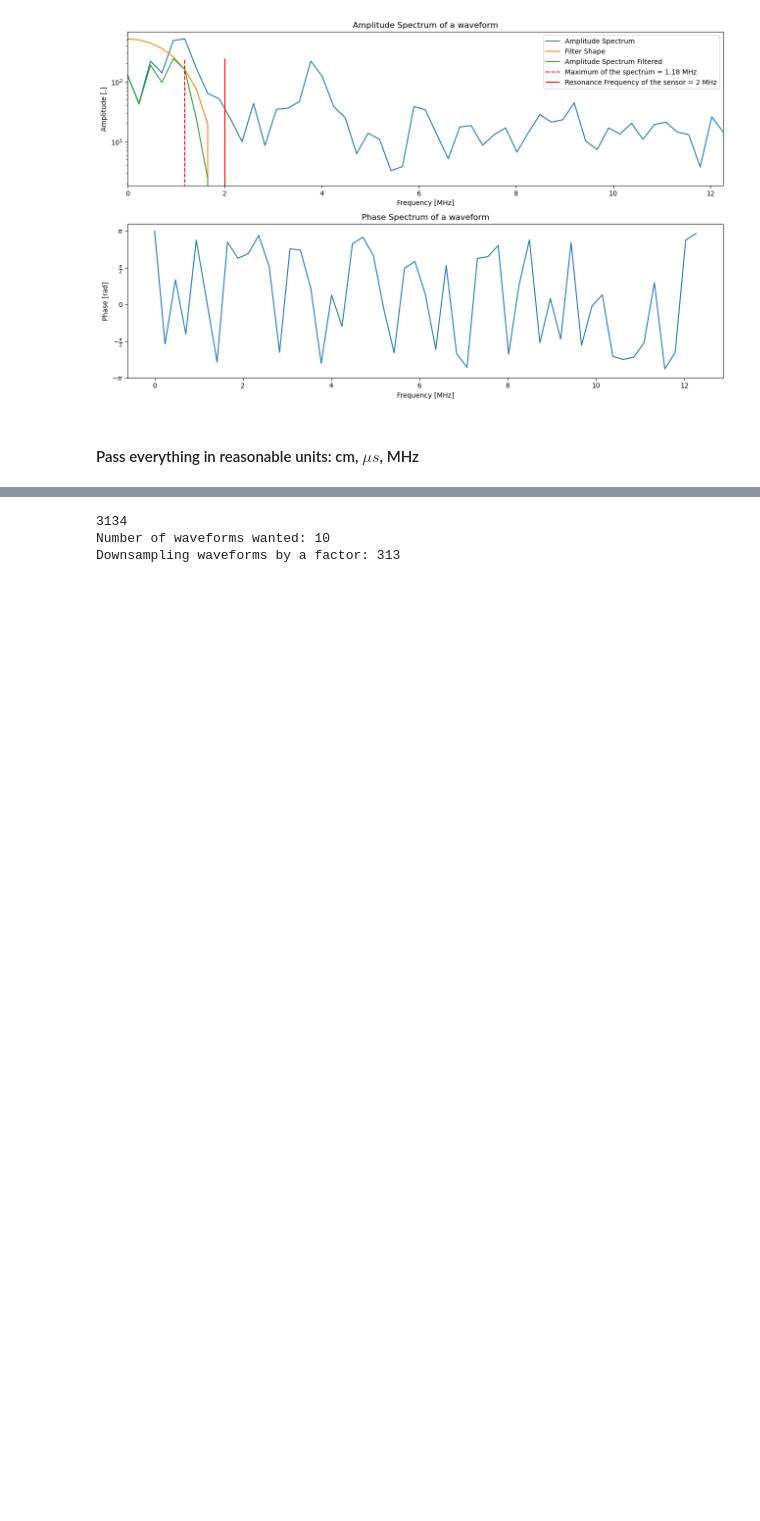
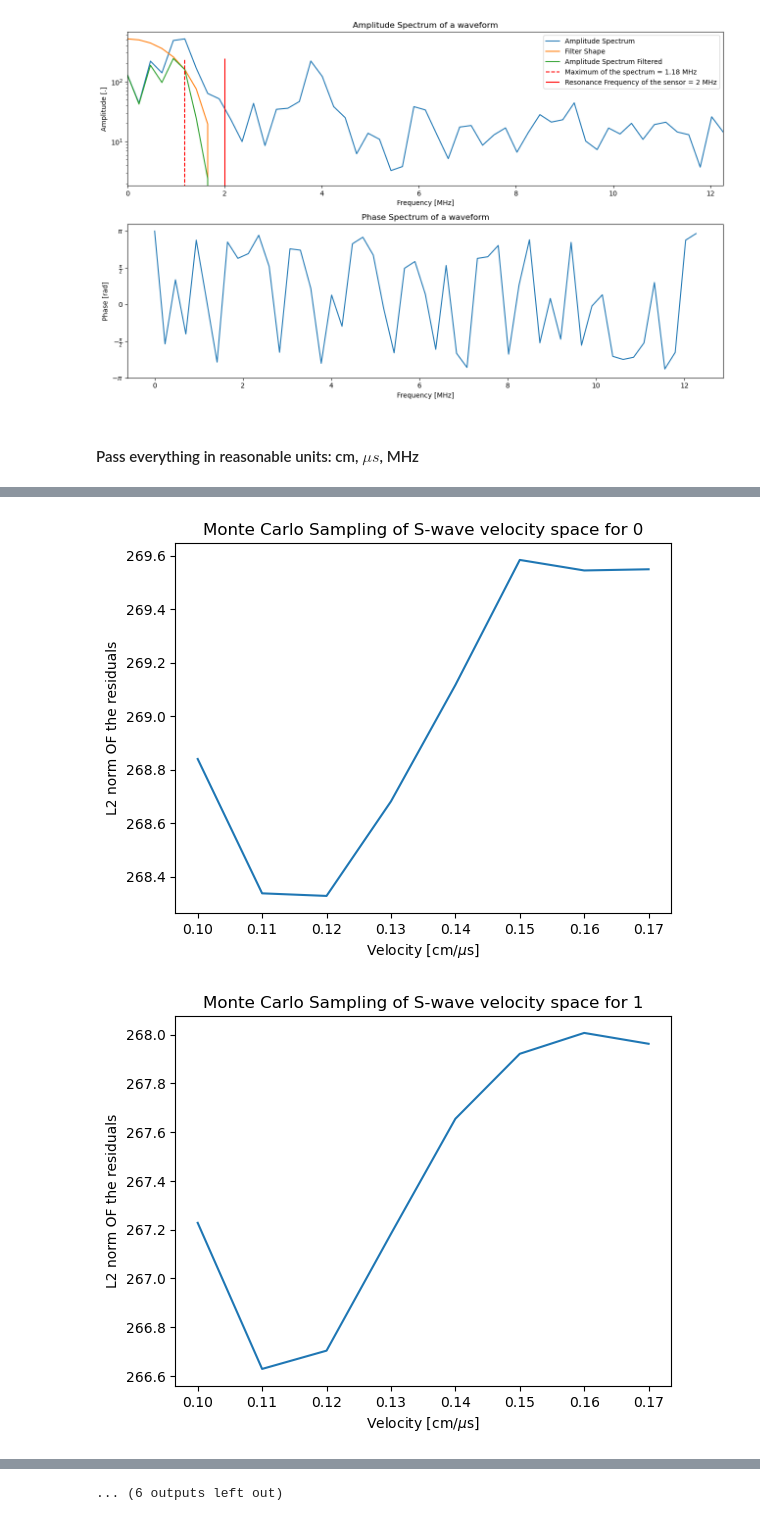
Before and after one commit to Bic10/lab_UW, a Jupyter notebook: forward_modeling.ipynb, the cells around one changed output, grey strips where cells are left out. Saved outputs shown, nothing was run; the diff lists cells and outputs as text; code cells hidden in the pictures; blank space fills up the shorter version.

```diff
--- a/forward_modeling.ipynb
+++ b/forward_modeling.ipynb
@@ -280,11 +289,14 @@ for min_travel_time,max_travel_time in zip(min_travel_time_list,max_travel_time_
 # %%
-# for idx,pulse in enumerate(L2norm):
-#     fig = plt.figure()
-#     plt.plot(c_gouge_list,pulse)
-#     plt.xlabel('Velocity [cm/$\mu$s]')
-#     plt.ylabel('L2 norm OF the residuals')
-#     plt.title(f'Monte Carlo Sampling of S-wave velocity space for {idx}')
+for idx,pulse in enumerate(L2norm):
+    fig = plt.figure()
+    plt.plot(c_gouge_list,pulse)
+    plt.xlabel('Velocity [cm/$\mu$s]')
+    plt.ylabel('L2 norm OF the residuals')
+    plt.title(f'Monte Carlo Sampling of S-wave velocity space for {idx}')
 
 # right_v = c_gouge_list[np.argmin(L2norm, axis=1)]
 
 # plt.plot(right_v)
+# %% [output]
+[figure, added]
+[figure, added]
@@ -291,10 +313,7 @@ for min_travel_time,max_travel_time in zip(min_travel_time_list,max_travel_time_
+... (6 outputs left out)
 # %%
-print(metadata['number_of_waveforms'])
-number_of_waveforms_wanted = 10
-downsampling = round(metadata['number_of_waveforms']/number_of_waveforms_wanted)
-print(f"Number of waveforms wanted: {number_of_waveforms_wanted}\nDownsampling waveforms by a factor: {downsampling}")
+# print(metadata['number_of_waveforms'])
+# number_of_waveforms_wanted = 10
+# downsampling = round(metadata['number_of_waveforms']/number_of_waveforms_wanted)
+# print(f"Number of waveforms wanted: {number_of_waveforms_wanted}\nDownsampling waveforms by a factor: {downsampling}")
-# %% [output]
-3134
-Number of waveforms wanted: 10
-Downsampling waveforms by a factor: 313
 # %%
```
Also changed, not shown: parts of 10 cells of this notebook, 3 other files.
